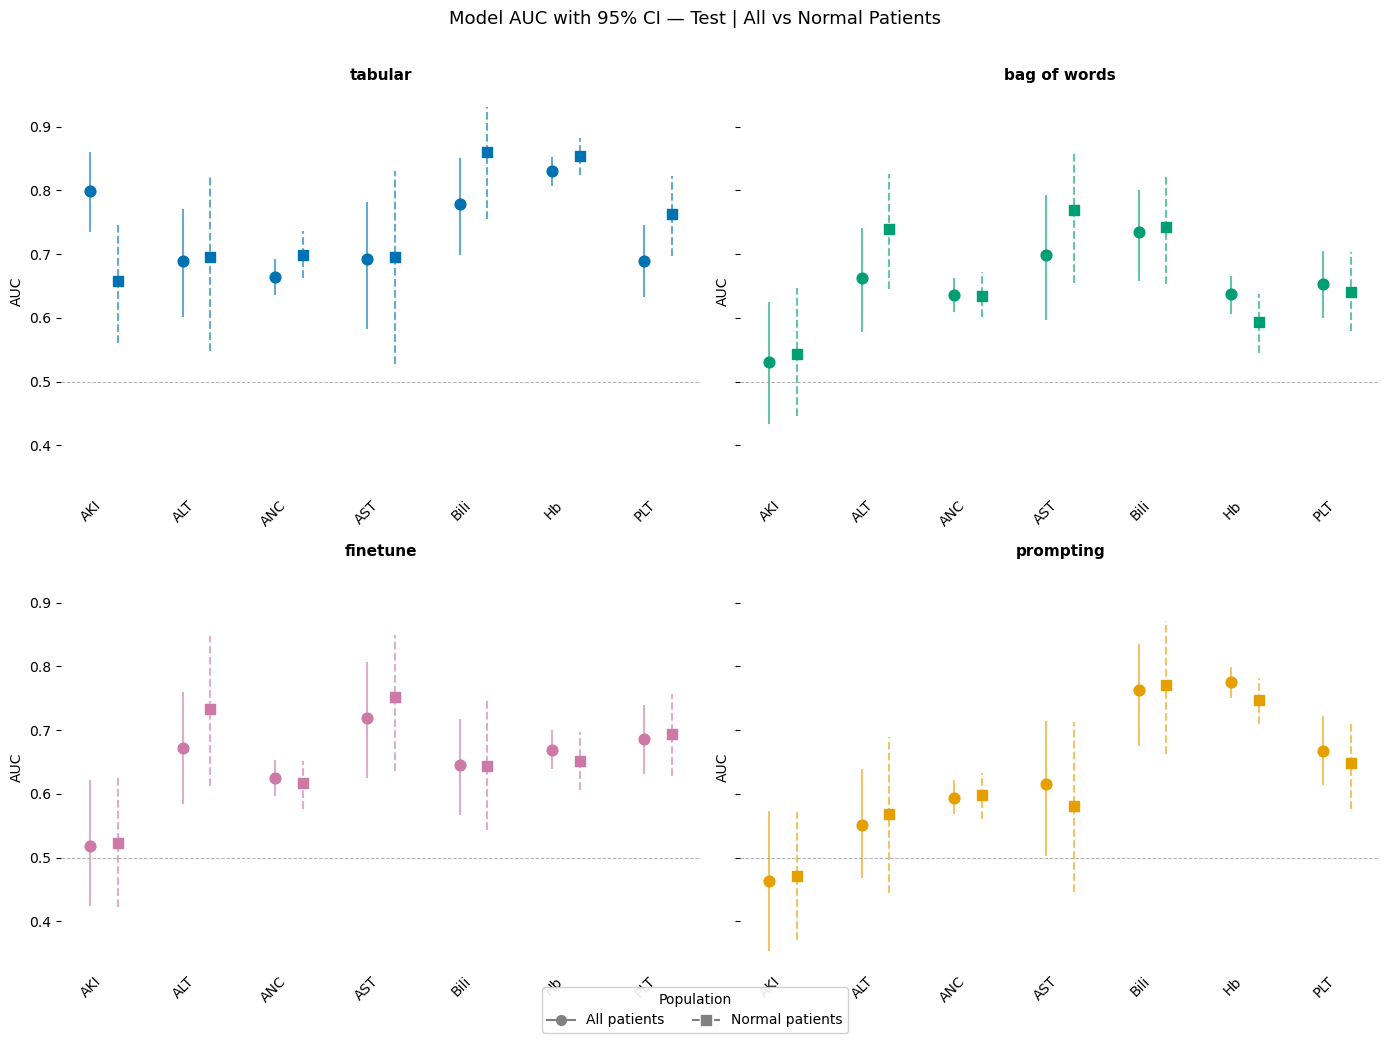
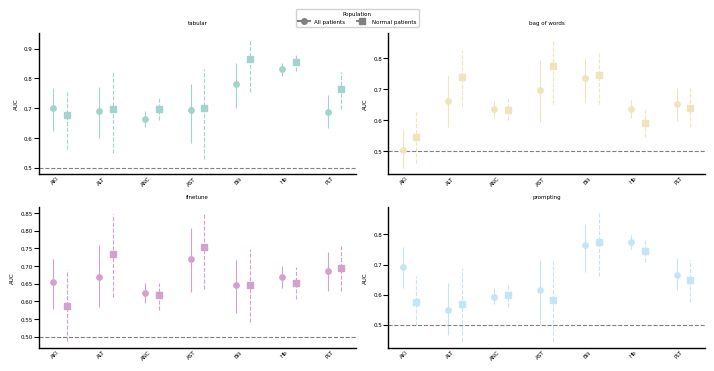
Code edit (unified diff) that turned the first committed figure into the second:
--- before
+++ after
@@ -1 +1,2 @@
-plot_target_specific_auc_comparison(df_tidy_aggregate, df_tidy_sensitivity, "test")
+fig, _ = plot_target_specific_auc_comparison(df_tidy_aggregate, df_tidy_sensitivity, "test", fig_size_mm=(180,90))
+fig.savefig("sensitivity_analysis_EPR.svg")

Commit: update figures